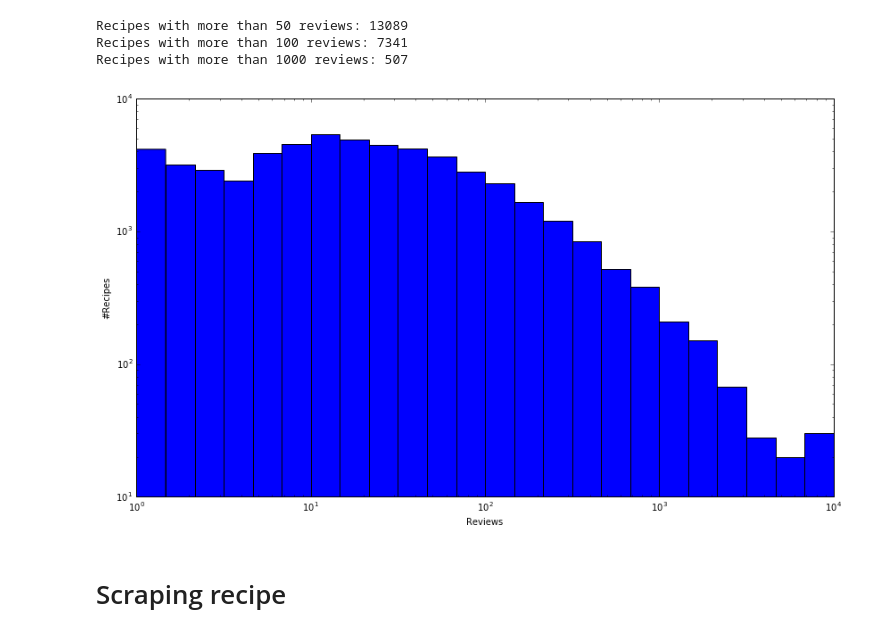
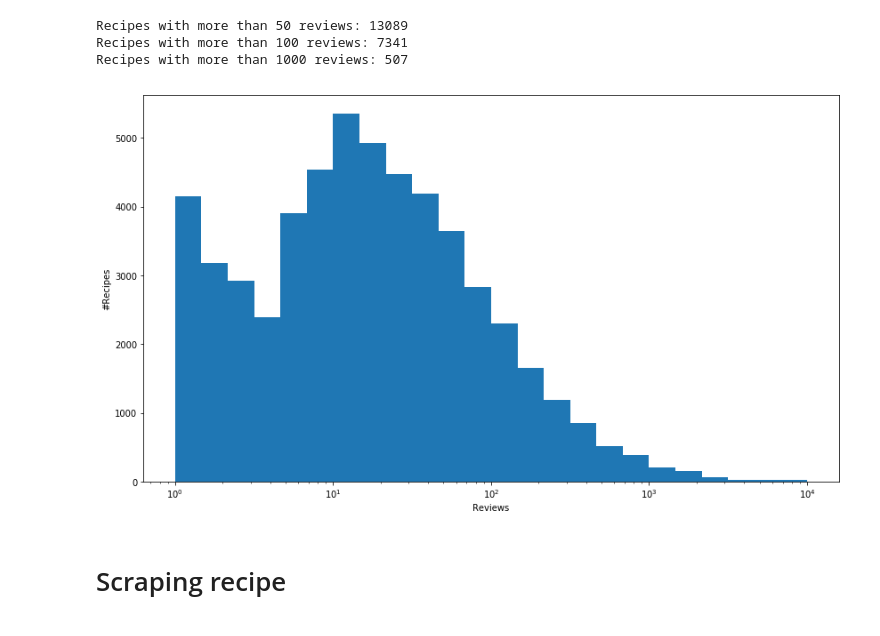
Before and after one commit to JRappaz/Foodie, a Jupyter notebook: python/Scraper.ipynb, the cells around one changed output. Saved outputs shown, nothing was run; the diff lists cells and outputs as text; code cells hidden in the pictures.

```diff
--- a/python/Scraper.ipynb
+++ b/python/Scraper.ipynb
@@ -104,16 +105,16 @@ Recipes with more than 50 reviews: 13089
 Recipes with more than 100 reviews: 7341
 Recipes with more than 1000 reviews: 507
 # %%
-fig = pl.gcf()
+fig = plt.gcf()
 fig.set_size_inches(14, 8)
-pl.hist(reviews, bins=np.logspace(0, 4, 25))
-pl.gca().set_xscale("log")
-pl.gca().set_yscale("log")
-pl.xlabel('Reviews')
-pl.ylabel('#Recipes')
-pl.show()
+plt.hist(reviews, bins=np.logspace(0, 4, 25))
+plt.gca().set_xscale("log")
+#plt.gca().set_yscale("log")
+plt.xlabel('Reviews')
+plt.ylabel('#Recipes')
+plt.show()
 # %% [output]
-[figure, old version]
+[figure, new version]
 # %% [markdown]
 # Scraping recipe
 # %%
```
Also changed, not shown: parts of 4 cells of this notebook, 36 other files.
